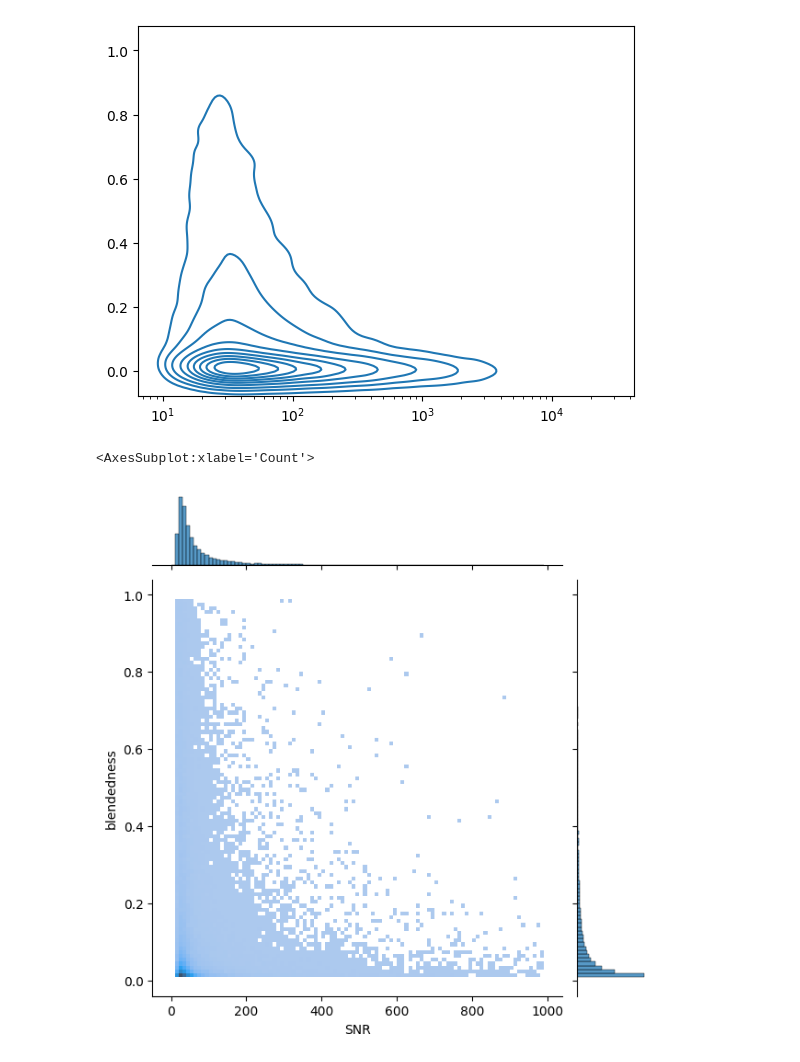
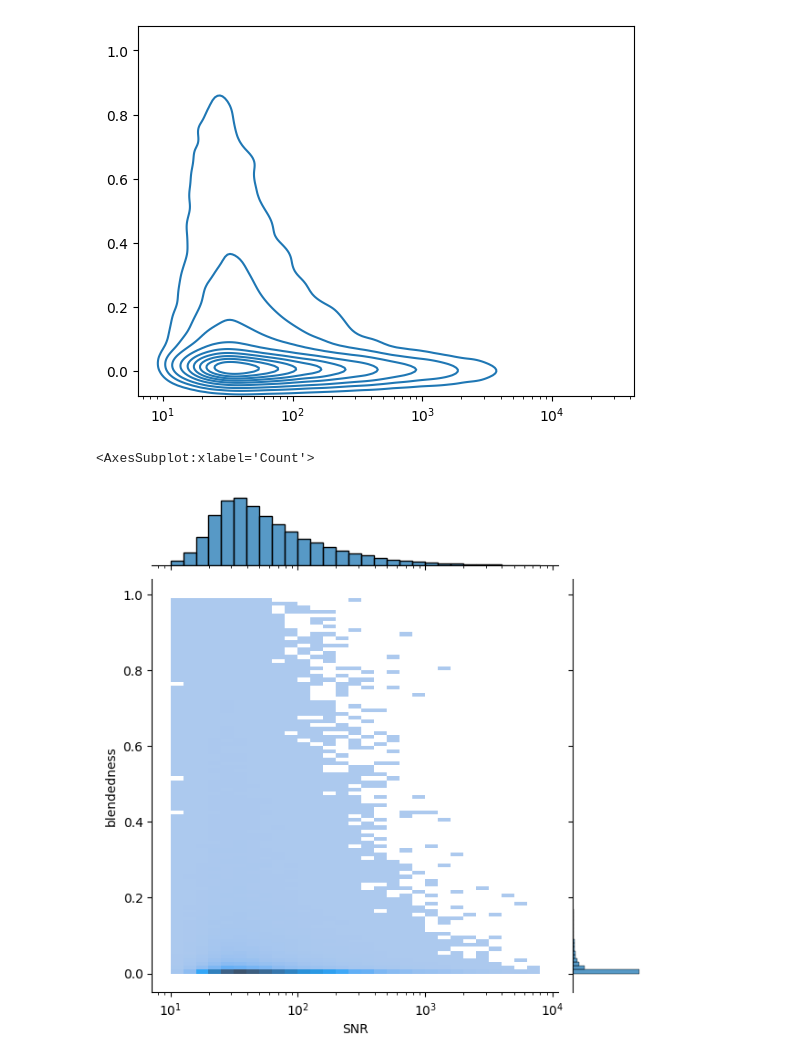
Before and after one commit to b-biswas/MADNESS-legacy, a Jupyter notebook: notebooks/compare_results_high_density.ipynb, the cells around one changed output. Cells and saved outputs as stored; diff of their text form; code cells hidden in the pictures.

```diff
--- a/notebooks/compare_results_high_density.ipynb
+++ b/notebooks/compare_results_high_density.ipynb
@@ -21,6 +23,6 @@ LOG = logging.getLogger(__name__)
 # %%
-data_path = "/sps/lsst/users/bbiswas/MADNESS_results/high_density"
-run_name = "kl01" # 12 to 20 galaxies
+data_path = "/sps/lsst/users/bbiswas/MADNESS_results/" + density_level + "_density"
+run_name = "kl01" # 8 to 15 galaxies
 result_dir_path = os.path.join(data_path, run_name)
 # %%
 madness_results=[]
@@ -41,8 +43,4 @@ scarlet_results = pd.concat(scarlet_results)
 
 actual_photometry = pd.concat(actual_photometry)
 blended_photometry = pd.concat(blended_photometry)
-# %%
-for band_num, band in enumerate(['u', 'g', 'r', 'i', 'z', 'y']):
-    madness_results[band+"_relative_flux_err"] = (madness_results[band+"_predicted_flux"]-madness_results[band+"_actual_flux"])/madness_results[band+"_actual_flux"]
-    scarlet_results[band+"_relative_flux_err"] = (scarlet_results[band+"_predicted_flux"]-scarlet_results[band+"_actual_flux"])/scarlet_results[band+"_actual_flux"]
 # %%
@@ -244,7 +200,7 @@ for band in ['u', 'g', 'r', 'i', 'z', 'y']:
     plt.figure(figsize=(8, 5))
     bins = np.arange(-1, 1, 0.001)
     plt.hist(
-        np.abs((madness_results[band+"_phot_flux"].values - actual_photometry[band+"_phot_flux"].values)) / actual_photometry[band+"_phot_flux"].values,
+        np.abs((madness_results[band+"_phot_flux"].values - actual_photometry[band+"_phot_flux"].values) / actual_photometry[band+"_phot_flux"].values),
         bins=bins,
         alpha=0.4,
         density=True,
@@ -254,7 +210,7 @@ for band in ['u', 'g', 'r', 'i', 'z', 'y']:
     )
 
     plt.hist(
-        np.abs((scarlet_results[band+"_phot_flux"].values - actual_photometry[band+"_phot_flux"].values)) / actual_photometry[band+"_phot_flux"].values,
+        np.abs((scarlet_results[band+"_phot_flux"].values - actual_photometry[band+"_phot_flux"].values) / actual_photometry[band+"_phot_flux"].values),
         bins=bins,
         density=True,
         alpha=0.4,
@@ -264,7 +220,7 @@ for band in ['u', 'g', 'r', 'i', 'z', 'y']:
     )
 
     plt.hist(
-        (blended_photometry[band+"_phot_flux"].values - actual_photometry[band+"_phot_flux"].values) / actual_photometry[band+"_phot_flux"].values,
+        np.abs((blended_photometry[band+"_phot_flux"].values - actual_photometry[band+"_phot_flux"].values) / actual_photometry[band+"_phot_flux"].values),
         bins=bins,
         alpha=0.4,
         density=True,
@@ -280,6 +236,8 @@ for band in ['u', 'g', 'r', 'i', 'z', 'y']:
     plt.xlabel("relative photometry error", fontsize=20)
     plt.ylabel("cumulative fraction", fontsize=20)
     plt.legend(fontsize=20, title="band " + band, loc="lower right", title_fontsize=20)
-    plt.savefig(result_dir_path + "/cumulative_distib_phot_err_"+band)
+    plt.tight_layout()
+    plt.savefig("results/"+ density_level + "_density/cumulative_distib_phot_err_"+band)
+    plt.savefig("results/"+ density_level + "_density/cumulative_distib_phot_err_"+band + ".pdf", format="pdf", bbox_inches="tight")
     plt.show()
 # %% [output]
@@ -383,8 +250,3 @@ Plot for y band
-# %%
-snr = actual_photometry["r_phot_flux"].values / actual_photometry["r_phot_fluxerrs"].values
-madness_results["snr"] = snr
-#h = plt.hist2d(snr, madness_results[band+ "_relati"ve_flux_err"], bins=30, cmin=2, range=[[0, 6], [-.4, .4]])
-scarlet_results["snr"] = snr
 # %% [markdown]
 # Box plots
 # %% [markdown]
@@ -504,13 +416,13 @@ sns.kdeplot(x=madness_results['r_band_snr'].values, y=madness_results['r_blended
 [figure]
 # %%
 g = sns.JointGrid()
-x_bins = np.arange(0,1000,10)
-y_bins = np.arange(0.01, 1, .01)
-sns.histplot(x=madness_results['r_band_snr'].values, y=madness_results['r_blendedness'].values, ax=g.ax_joint, bins=[x_bins, y_bins], log_scale=[False, False])
+x_bins = np.arange(1,4,.10)
+y_bins = np.arange(0.00, 1, .01)
+sns.histplot(x=madness_results['r_band_snr'].values, y=madness_results['r_blendedness'].values, ax=g.ax_joint, bins=[x_bins, y_bins], log_scale=[True, False], kde=True)
 g.ax_joint.set_xlabel("SNR")
 g.ax_joint.set_ylabel("blendedness")
-sns.histplot(x=madness_results['r_band_snr'].values, ax=g.ax_marg_x, bins=x_bins, kde_kws={'clip': (0,1000)})
+sns.histplot(x=madness_results['r_band_snr'].values, ax=g.ax_marg_x, bins=x_bins, kde_kws={'clip': (0,500)})
 sns.histplot(y=madness_results['r_blendedness'].values, ax=g.ax_marg_y, bins=y_bins)
 # %% [output]
 <AxesSubplot:xlabel='Count'>
-[figure, old version]
+[figure, new version]
```
Also changed, not shown: parts of 27 cells of this notebook, 1 other file.
